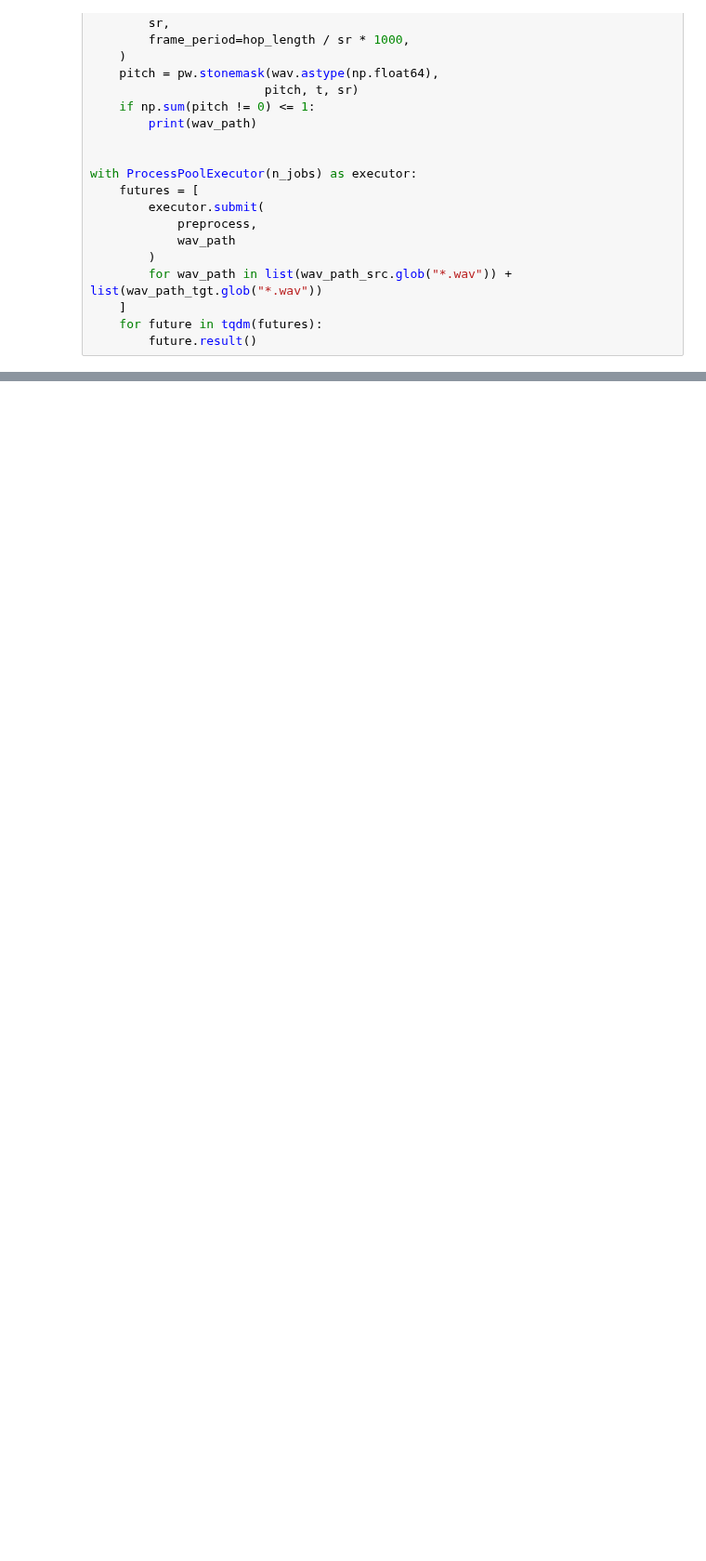
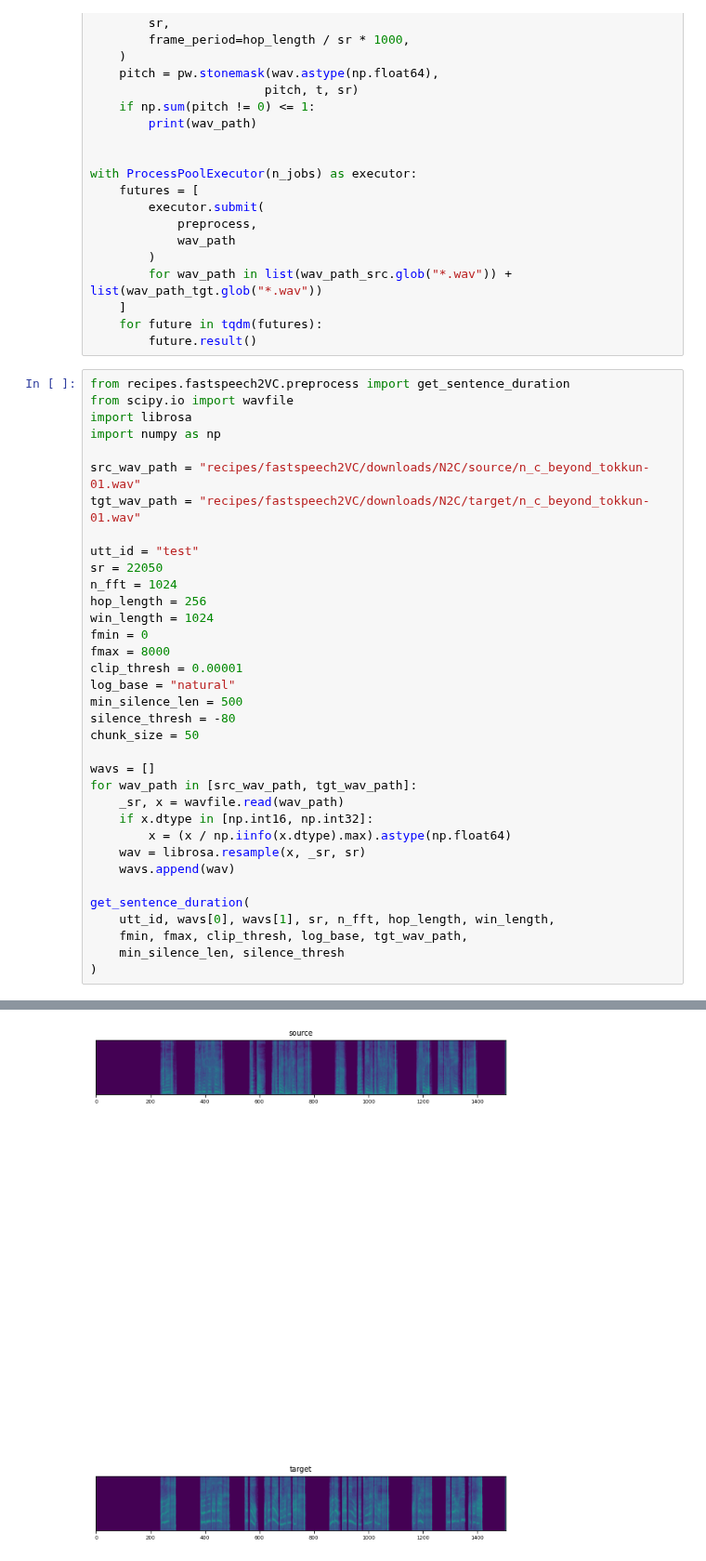
Before and after one commit to YutoNishimura-v2/vc_tts_template, a Jupyter notebook: tmp.ipynb, the cells around one changed output, grey strips where cells are left out. Shown at 93% size. Saved outputs shown, nothing was run; the diff lists cells and outputs as text; blank space fills up the shorter version.

Commit message:
add sentence_duration at prepare

```diff
--- a/tmp.ipynb
+++ b/tmp.ipynb
@@ -400,3 +400,39 @@ with ProcessPoolExecutor(n_jobs) as executor:
     ]
     for future in tqdm(futures):
         future.result()
+# %%
+from recipes.fastspeech2VC.preprocess import get_sentence_duration
+from scipy.io import wavfile
+import librosa
+import numpy as np
+
+src_wav_path = "recipes/fastspeech2VC/downloads/N2C/source/n_c_beyond_tokkun-01.wav"
+tgt_wav_path = "recipes/fastspeech2VC/downloads/N2C/target/n_c_beyond_tokkun-01.wav"
+
+utt_id = "test"
+sr = 22050
+n_fft = 1024
+hop_length = 256
+win_length = 1024
+fmin = 0
+fmax = 8000
+clip_thresh = 0.00001
+log_base = "natural"
+min_silence_len = 500
+silence_thresh = -80
+chunk_size = 50
+
+wavs = []
+for wav_path in [src_wav_path, tgt_wav_path]:
+    _sr, x = wavfile.read(wav_path)
+    if x.dtype in [np.int16, np.int32]:
+        x = (x / np.iinfo(x.dtype).max).astype(np.float64)
+    wav = librosa.resample(x, _sr, sr)
+    wavs.append(wav)
+
+get_sentence_duration(
+    utt_id, wavs[0], wavs[1], sr, n_fft, hop_length, win_length,
+    fmin, fmax, clip_thresh, log_base, tgt_wav_path,
+    min_silence_len, silence_thresh
+)
+# %% [output]
@@ -402,0 +440 @@ with ProcessPoolExecutor(n_jobs) as executor:
+[figure, added]
```
Also changed, not shown: parts of 1 cell of this notebook, 7 other files.
